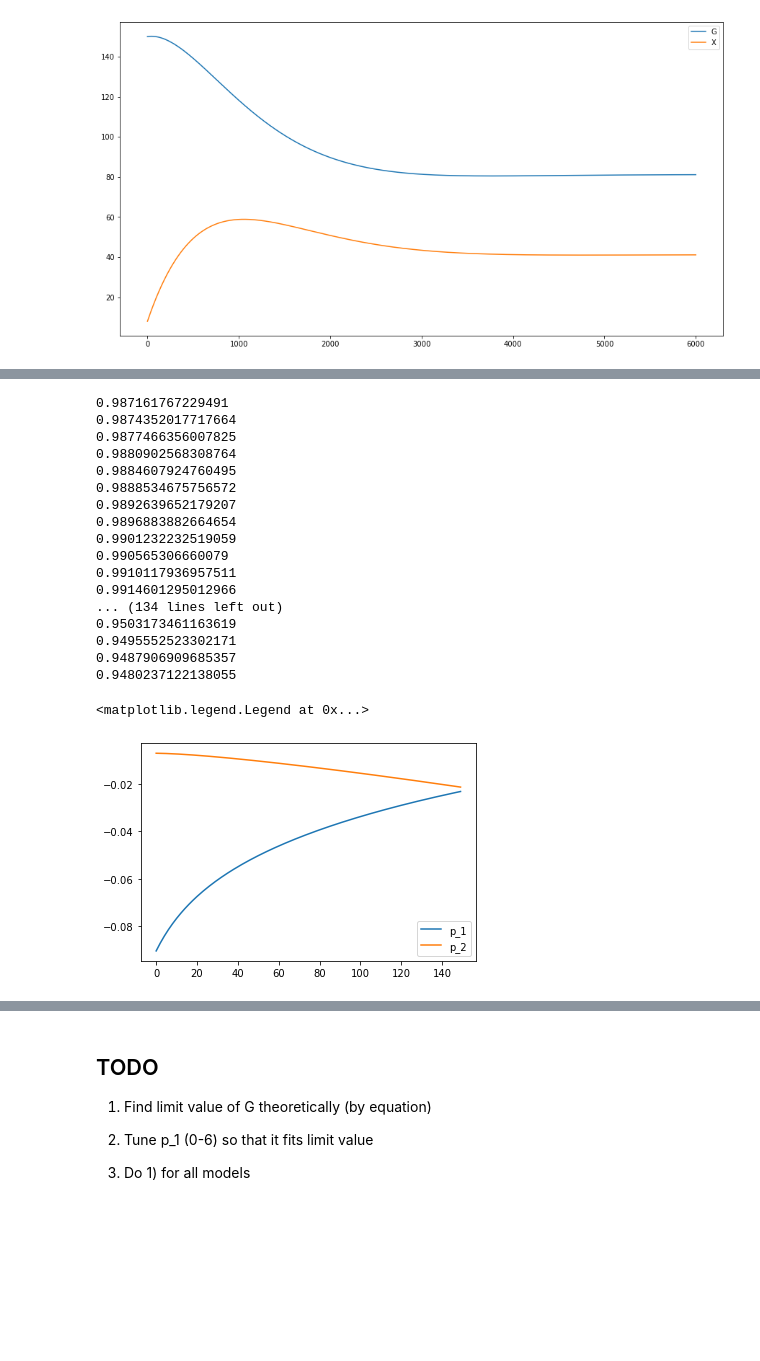
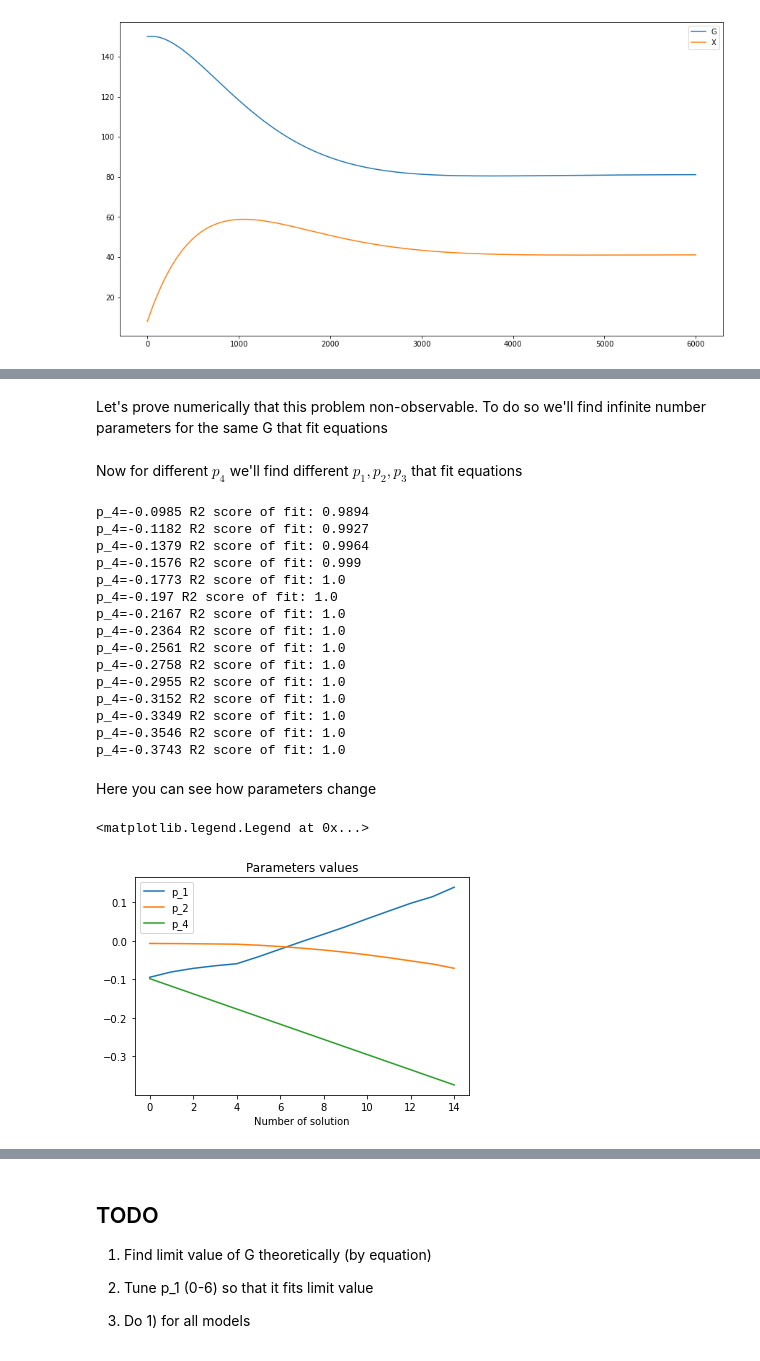
Before and after one commit to vanderwardan/insulin_sensitivity, a Jupyter notebook: Third_model_Vardan.ipynb, the cells around one changed output, grey strips where cells are left out. Cells and saved outputs as stored; diff of their text form; code cells hidden in the pictures; blank space fills up the shorter version.

```diff
--- a/Third_model_Vardan.ipynb
+++ b/Third_model_Vardan.ipynb
@@ -8,5 +18,8 @@ from sklearn.metrics import r2_score
 # %%
 def find_g(p1, p2, p3, p4, p5, X0, T, step=1):
+    '''
+    Modelat G with given parameters
+    '''
     g = [p5]
     x = [X0]
 
@@ -50,52 +55,74 @@ $$
+# %% [markdown]
+Let's prove numerically that this problem non-observable. To do so we'll find infinite number parameters for the same G that fit equations
 # %%
-def get_params(p4, G, X0, step):
+def get_params_basic(p4, G, X0, step):
+    '''
+    For given G, p_4 and X(0) find p_1, p_2 and p_3 that fit equations and r2_score of that fit
+    '''
+
     X_ = [X0]
 
-    #find X
+    #find X from second equation
     for g in G[:-1]:
         dx_dt = g + p4 * X_[-1]
         X_.append(X_[-1] + dx_dt / step)
 
-    #find p1, p2, p3
+    #find p1, p2, p3 from first equation
     Y = (G[1:] - G[:-1]) * step
     Z = np.vstack([G[:-1], X_[:-1]]).T
 
     model = LinearRegression().fit(Z[:], Y[:])
     y_pred = model.predict(Z[:])
 
-    print(r2_score(y_pred, Y))
+    return r2_score(y_pred, Y), model.coef_, model.intercept_
 
-    return model.coef_, model.intercept_
+def get_params_pro(p4, G, X0, step):
+    '''
+    For given p4 and G trying to find X0 (close to one that user defined), so r2_score is best
+    Print that r2_score and return p_1, p_2, p_3
+    '''
+    grid = np.arange(0.2, 10.001, 0.05)
+    r2_scores = [get_params_basic(p4, G, X0 * coef, step)[0] for coef in grid]
+    best_coef = grid[np.argmax(r2_scores)]
+    res = get_params_basic(p4, G, X0 * best_coef, step)
+    print("R2 score of fit:", round(res[0], 4))
+
+    return res[1:]
+# %% [markdown]
+Now for different $p_4$ we'll find different $p_1, p_2, p_3$ that fit equations
 # %%
 res = []
-for p4_ in np.arange(0.5, 2, 0.01) * p4:
-    [p1_, p2_], p3_ = get_params(p4_, G[::step], X0, 1)
+for p4_ in np.arange(0.5, 2, 0.1) * p4:
+    print("p_4={}".format(round(p4_, 4)),end=' ')
+    [p1_, p2_], p3_ = get_params_pro(p4_, G[::step], X0, 1)
     res.append([p1_, p2_, p3_, p4_])
 res = np.array(res)
 # %% [output]
-0.987161767229491
-0.9874352017717664
-0.9877466356007825
-0.9880902568308764
-0.9884607924760495
-0.9888534675756572
-0.9892639652179207
-0.9896883882664654
-0.9901232232519059
-0.990565306660079
-0.9910117936957511
-0.9914601295012966
-... (134 lines left out)
-0.9503173461163619
-0.9495552523302171
-0.9487906909685357
-0.9480237122138055
+p_4=-0.0985 R2 score of fit: 0.9894
+p_4=-0.1182 R2 score of fit: 0.9927
+p_4=-0.1379 R2 score of fit: 0.9964
+p_4=-0.1576 R2 score of fit: 0.999
+p_4=-0.1773 R2 score of fit: 1.0
+p_4=-0.197 R2 score of fit: 1.0
+p_4=-0.2167 R2 score of fit: 1.0
+p_4=-0.2364 R2 score of fit: 1.0
+p_4=-0.2561 R2 score of fit: 1.0
+p_4=-0.2758 R2 score of fit: 1.0
+p_4=-0.2955 R2 score of fit: 1.0
+p_4=-0.3152 R2 score of fit: 1.0
+p_4=-0.3349 R2 score of fit: 1.0
+p_4=-0.3546 R2 score of fit: 1.0
+p_4=-0.3743 R2 score of fit: 1.0
+# %% [markdown]
+Here you can see how parameters change
 # %%
+plt.xlabel('Number of solution')
+plt.title('Parameters values')
 plt.plot(res[:, 0], label='p_1')
 plt.plot(res[:, 1], label='p_2')
-# plt.plot(res[:, 3], label='p_4')
+plt.plot(res[:, 3], label='p_4')
 plt.legend()
 # %% [output]
 <matplotlib.legend.Legend at 0x...>
-[figure, old version]
+[figure, new version]
 # %%
```
Also changed, not shown: parts of 7 cells of this notebook.
